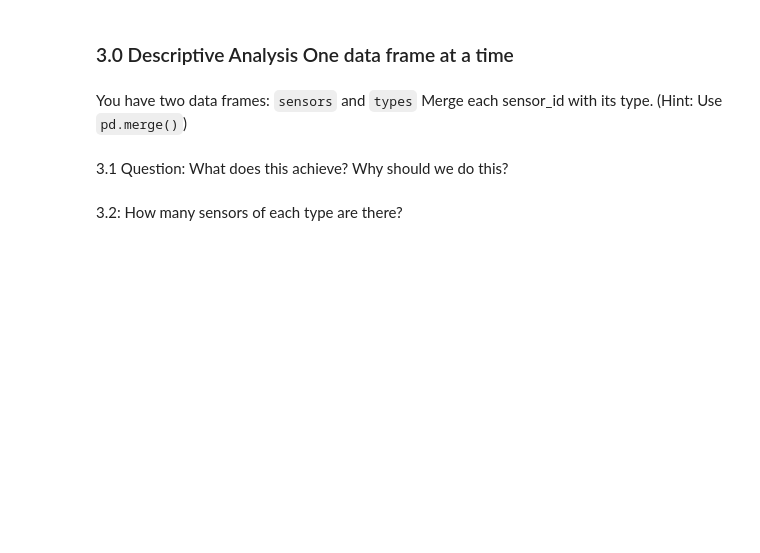
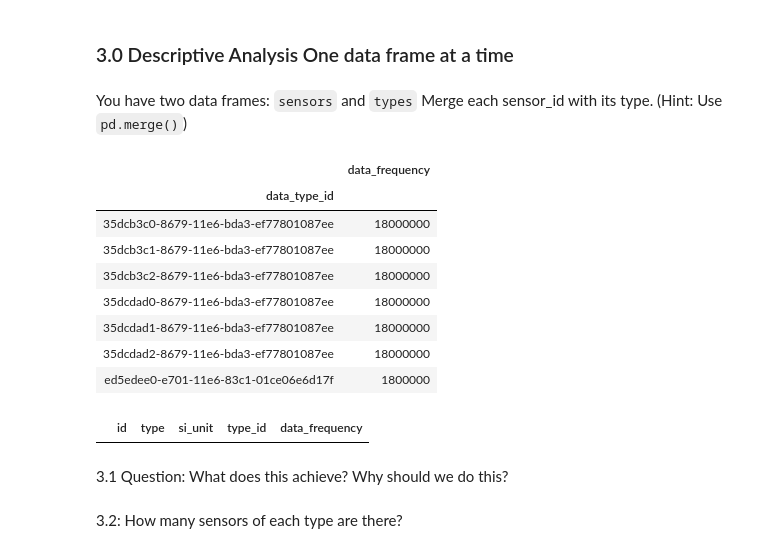
Before and after one commit to Opondoh/Digital_Thread_Summative, a Jupyter notebook: Summative.ipynb, the cells around one changed output. Saved outputs shown, nothing was run; the diff lists cells and outputs as text; code cells hidden in the pictures; blank space fills up the shorter version.

```diff
--- a/Summative.ipynb
+++ b/Summative.ipynb
@@ -145,0 +155,23 @@ You have two data frames: `sensors` and `types` Merge each sensor_id with its ty
+# %%
+data_sensors1 = data_sensors.groupby(['data_type_id']).sum()
+data_sensors1
+# %% [output]
+|  | data_frequency |
+| data_type_id |  |
+| 35dcb3c0-8679-11e6-bda3-ef77801087ee | 18000000 |
+| 35dcb3c1-8679-11e6-bda3-ef77801087ee | 18000000 |
+| 35dcb3c2-8679-11e6-bda3-ef77801087ee | 18000000 |
+| 35dcdad0-8679-11e6-bda3-ef77801087ee | 18000000 |
+| 35dcdad1-8679-11e6-bda3-ef77801087ee | 18000000 |
+| 35dcdad2-8679-11e6-bda3-ef77801087ee | 18000000 |
+| ed5edee0-e701-11e6-83c1-01ce06e6d17f | 1800000 |
+# %%
+df_types = pd.DataFrame(data_types)
+df_sensors = pd.DataFrame(data_sensors1)
+
+#sensor_type = pd.merge(df_types, df_sensors, left_on='df_types_id', right_on='df_sensors_data_type_id')
+#sensor_type = pd.merge(df_sensors, df_types, left_on='df_sensors_data_type_id', right_on='df_types_type')
+df_types.merge(df_sensors, left_on='id', right_index=True)
+df_merge
+# %% [output]
+|  | id | type | si_unit | type_id | data_frequency |
```
Also changed, not shown: parts of 18 cells of this notebook.
